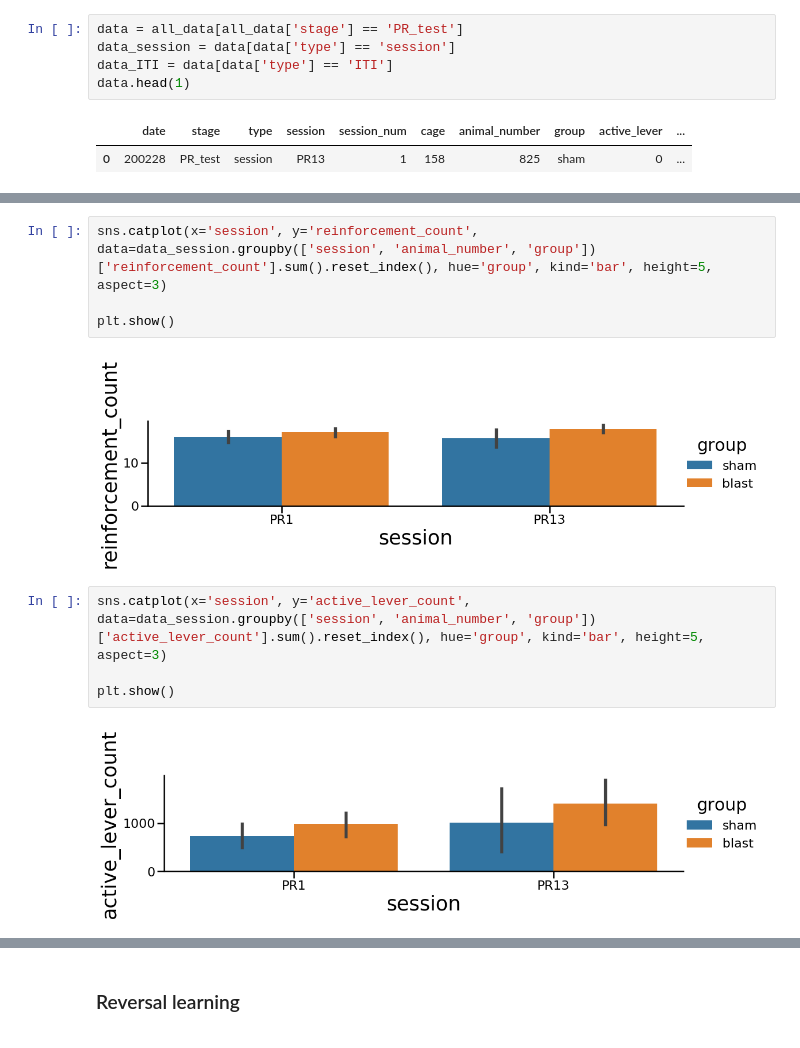
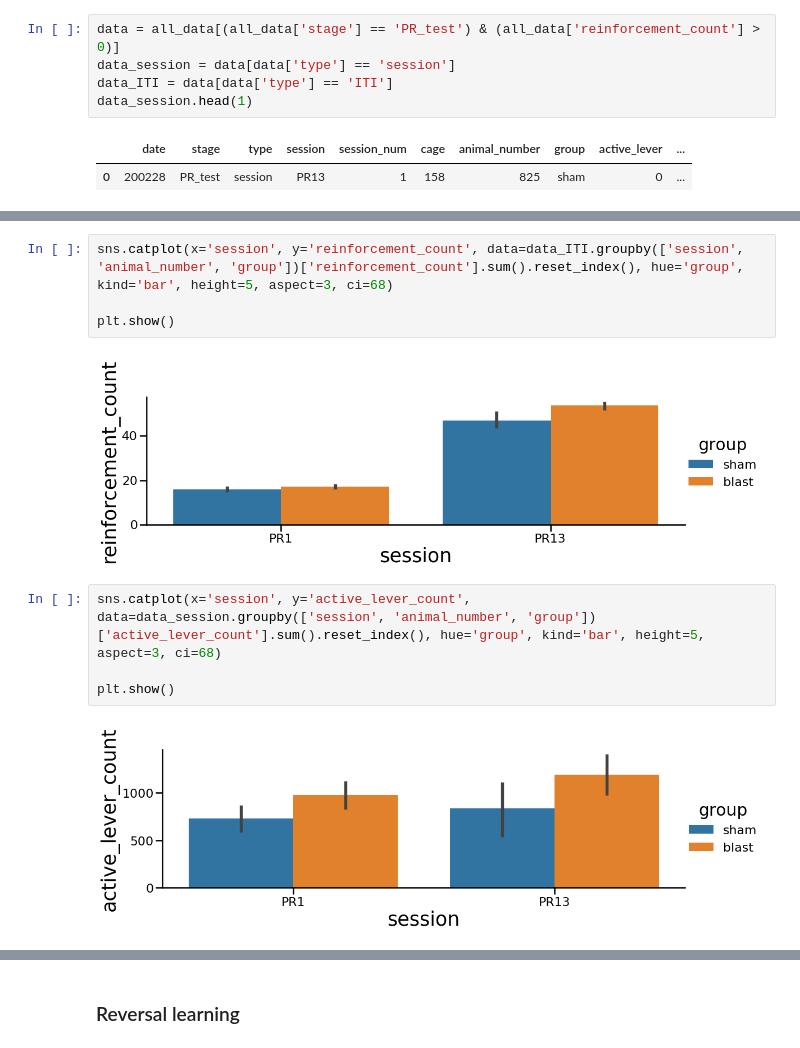
Before and after one commit to grace3999/MedPC, a Jupyter notebook: LP_train_analysis.ipynb, the cells around one changed output, grey strips where cells are left out. Drawn from its saved outputs; the diff is of its cells as text.

```diff
--- a/LP_train_analysis.ipynb
+++ b/LP_train_analysis.ipynb
@@ -169,10 +194,10 @@ plt.show()
 # %% [markdown]
 ### Break point
 # %%
-data = all_data[all_data['stage'] == 'PR_test']
+data = all_data[(all_data['stage'] == 'PR_test') & (all_data['reinforcement_count'] > 0)]
 data_session = data[data['type'] == 'session']
 data_ITI = data[data['type'] == 'ITI']
-data.head(1)
+data_session.head(1)
 # %% [output]
 |  | date | stage | type | session | session_num | cage | animal_number | group | active_lever | ... |
 | 0 | 200228 | PR_test | session | PR13 | 1 | 158 | 825 | sham | 0 | ... |
@@ -179,12 +230,12 @@ data.head(1)
 # %%
-sns.catplot(x='session', y='reinforcement_count', data=data_session.groupby(['session', 'animal_number', 'group'])['reinforcement_count'].sum().reset_index(), hue='group', kind='bar', height=5, aspect=3)
+sns.catplot(x='session', y='reinforcement_count', data=data_ITI.groupby(['session', 'animal_number', 'group'])['reinforcement_count'].sum().reset_index(), hue='group', kind='bar', height=5, aspect=3, ci=68)
 
 plt.show()
 # %% [output]
-[figure, old version]
+[figure, new version]
 # %%
-sns.catplot(x='session', y='active_lever_count', data=data_session.groupby(['session', 'animal_number', 'group'])['active_lever_count'].sum().reset_index(), hue='group', kind='bar', height=5, aspect=3)
+sns.catplot(x='session', y='active_lever_count', data=data_session.groupby(['session', 'animal_number', 'group'])['active_lever_count'].sum().reset_index(), hue='group', kind='bar', height=5, aspect=3, ci=68)
 
 plt.show()
 # %% [output]
-[figure, old version]
+[figure, new version]
```
Also changed, not shown: parts of 40 cells of this notebook, 1 other file.
